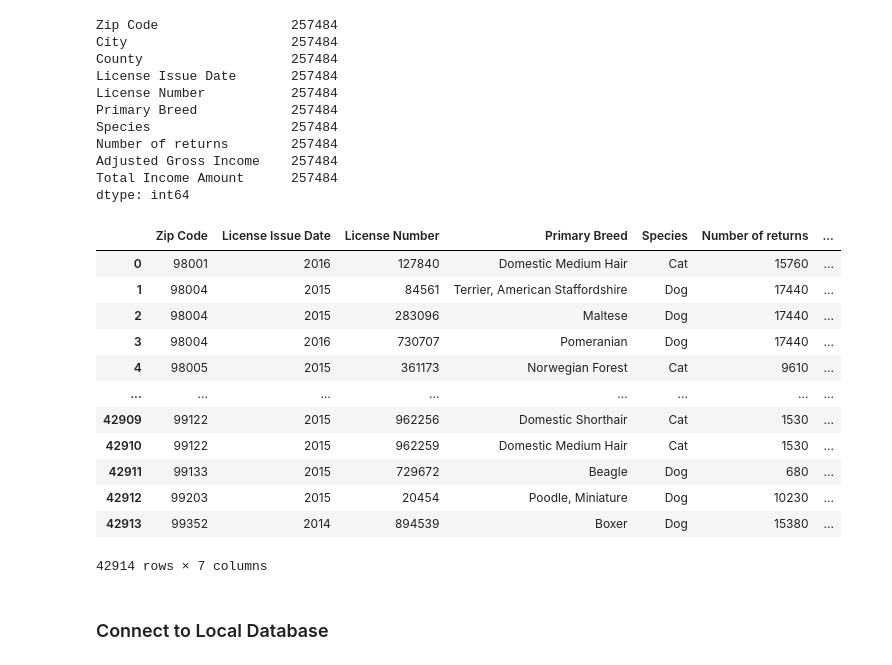
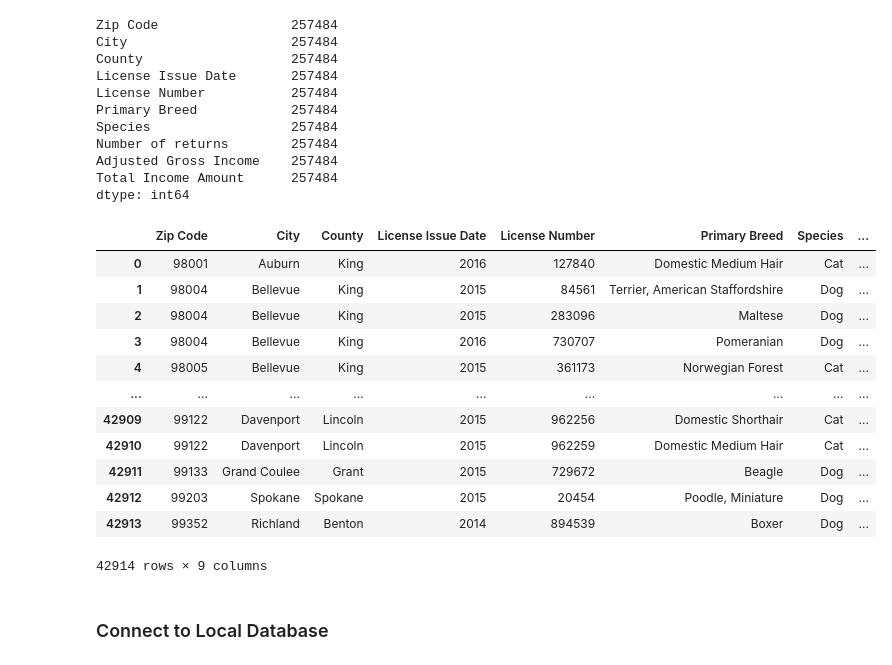
Before and after one commit to DataTell/etl-project, a Jupyter notebook: etl project.ipynb, the cells around one changed output. Saved outputs shown, nothing was run; the diff lists cells and outputs as text; code cells hidden in the pictures.

Commit message:
ETL-project: Fixed group by

```diff
--- a/etl project.ipynb
+++ b/etl project.ipynb
@@ -130,22 +130,22 @@ Total Income Amount      257484
 dtype: int64
 # %%
 # Aggregation target dataset
-target_data=target_data.groupby(["Zip Code","License Issue Date","License Number","Primary Breed","Species"]).agg({'Number of returns': sum,'Total Income Amount':sum}).reset_index()
+target_data=target_data.groupby(["Zip Code","City","County","License Issue Date","License Number","Primary Breed","Species"]).agg({'Number of returns': sum,'Total Income Amount':sum}).reset_index()
 target_data
 # %% [output]
-|  | Zip Code | License Issue Date | License Number | Primary Breed | Species | Number of returns | ... |
-| 0 | 98001 | 2016 | 127840 | Domestic Medium Hair | Cat | 15760 | ... |
-| 1 | 98004 | 2015 | 84561 | Terrier, American Staffordshire | Dog | 17440 | ... |
-| 2 | 98004 | 2015 | 283096 | Maltese | Dog | 17440 | ... |
-| 3 | 98004 | 2016 | 730707 | Pomeranian | Dog | 17440 | ... |
-| 4 | 98005 | 2015 | 361173 | Norwegian Forest | Cat | 9610 | ... |
-| ... | ... | ... | ... | ... | ... | ... | ... |
-| 42909 | 99122 | 2015 | 962256 | Domestic Shorthair | Cat | 1530 | ... |
-| 42910 | 99122 | 2015 | 962259 | Domestic Medium Hair | Cat | 1530 | ... |
-| 42911 | 99133 | 2015 | 729672 | Beagle | Dog | 680 | ... |
-| 42912 | 99203 | 2015 | 20454 | Poodle, Miniature | Dog | 10230 | ... |
-| 42913 | 99352 | 2014 | 894539 | Boxer | Dog | 15380 | ... |
+|  | Zip Code | City | County | License Issue Date | License Number | Primary Breed | Species | ... |
+| 0 | 98001 | Auburn | King | 2016 | 127840 | Domestic Medium Hair | Cat | ... |
+| 1 | 98004 | Bellevue | King | 2015 | 84561 | Terrier, American Staffordshire | Dog | ... |
+| 2 | 98004 | Bellevue | King | 2015 | 283096 | Maltese | Dog | ... |
+| 3 | 98004 | Bellevue | King | 2016 | 730707 | Pomeranian | Dog | ... |
+| 4 | 98005 | Bellevue | King | 2015 | 361173 | Norwegian Forest | Cat | ... |
+| ... | ... | ... | ... | ... | ... | ... | ... | ... |
+| 42909 | 99122 | Davenport | Lincoln | 2015 | 962256 | Domestic Shorthair | Cat | ... |
+| 42910 | 99122 | Davenport | Lincoln | 2015 | 962259 | Domestic Medium Hair | Cat | ... |
+| 42911 | 99133 | Grand Coulee | Grant | 2015 | 729672 | Beagle | Dog | ... |
+| 42912 | 99203 | Spokane | Spokane | 2015 | 20454 | Poodle, Miniature | Dog | ... |
+| 42913 | 99352 | Richland | Benton | 2014 | 894539 | Boxer | Dog | ... |
-42914 rows × 7 columns
+42914 rows × 9 columns
 # %% [markdown]
 ### Connect to Local Database
 # %%
```
